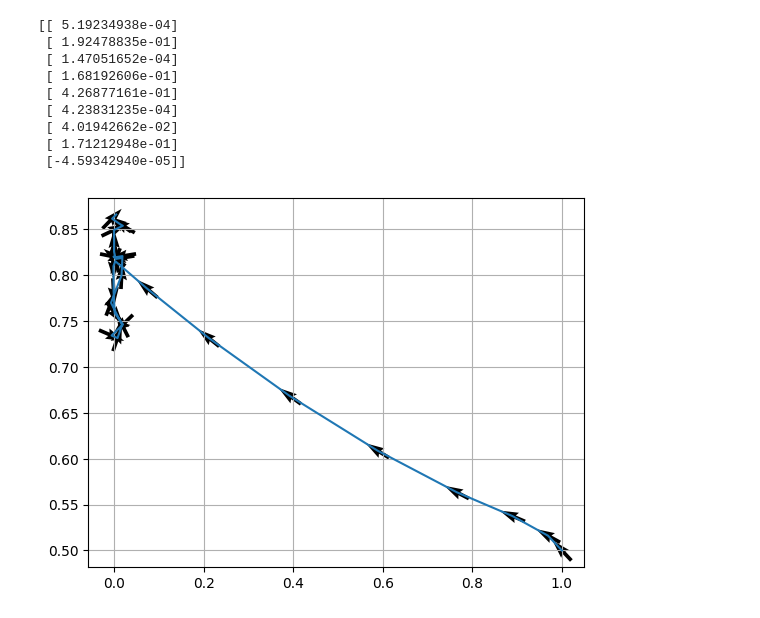
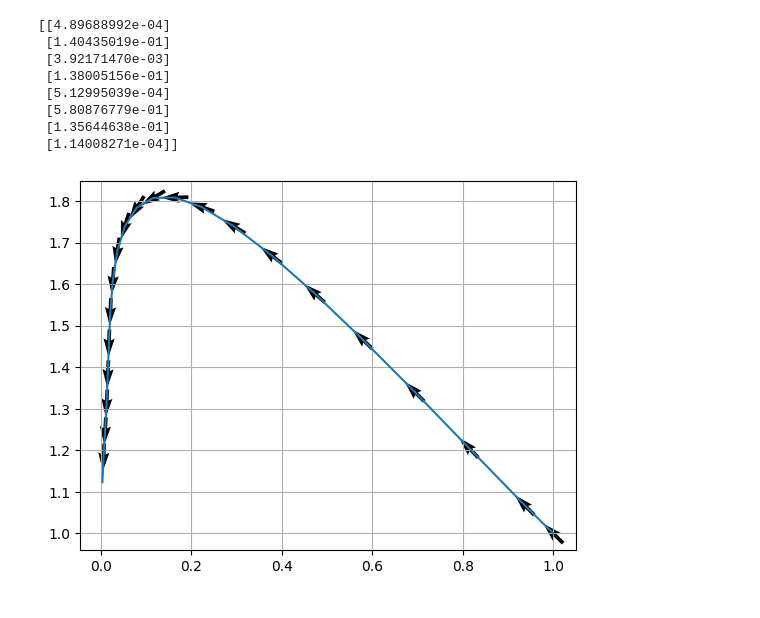
Before and after one commit to bhosley/Schoolwork, a Jupyter notebook: 2023Q1 - Linear Programming/HW13/karmarkar.ipynb, the cells around one changed output. Drawn from its saved outputs; the diff is of its cells as text; code cells hidden in the pictures.

```diff
--- a/2023Q1 - Linear Programming/HW13/karmarkar.ipynb
+++ b/2023Q1 - Linear Programming/HW13/karmarkar.ipynb
@@ -3,7 +3,7 @@ import matplotlib.pyplot as plt
 import numpy as np
 from math import sqrt, log, ceil
 # %%
-def karmarkar(y_i,D_i,A,c,n,r,alpha,close_enough,coords,verbose=False):
+def karmarkar(y_i,D_i,A,c,n,r,alpha,close_enough,history,verbose):
     P = np.concatenate((np.matmul(A,D_i),np.ones((1,n))))
     c_bar = np.matmul(c,D_i)
     c_p = np.matmul((np.eye(n)-np.matmul(np.matmul(P.T,np.linalg.inv(np.matmul(P,P.T))),P)),c_bar.T)
@@ -11,16 +11,16 @@ def karmarkar(y_i,D_i,A,c,n,r,alpha,close_enough,coords,verbose=False):
     D_new = np.eye(n)*y_i
     Dy_new = np.matmul(D_new,y_new.T)
     x_new = np.divide(Dy_new,np.matmul(np.ones((1,n)),Dy_new))
-    coords = np.concatenate(( coords,np.array([x_new[0:2].flatten()]) ))
+    history = np.concatenate(( history,x_new ), axis=1)
     if(verbose): print(float((c@x_new).item()))
     if ( abs(float((c@x_new).item())) <= close_enough ):
-        if(verbose): print(coords)
-        return y_new, D_new, x_new, coords
+        if(verbose): print(history)
+        return y_new, D_new, x_new, history
     else:
-        if(verbose): print(np.shape(y_new),np.shape(y_i),np.shape(D_new),np.shape(D_i),np.shape(x_new))
-        return karmarkar(y_new.T,D_new,A,c,n,r,alpha,close_enough,coords,verbose)
+        if(verbose): print(np.shape(y_new),np.shape(y_i),np.shape(D_new),np.shape(D_i),np.shape(x_new),np.shape(history))
+        return karmarkar(y_new.T,D_new,A,c,n,r,alpha,close_enough,history,verbose)
 
-def solveA(A,alphaConstant=3):
+def solveA(A,alphaConstant=3,verbose=False):
     n = len(A[0])
     r = 1/sqrt(n*(n-1))
     alpha = (n-1)/(alphaConstant*n)
@@ -36,16 +36,16 @@ def solveA(A,alphaConstant=3):
     y_0 = np.ones((n,1)) * 1/n
     D_0 = np.eye(n) * 1/n
     c = np.concatenate((np.zeros((n-1)),np.array([1/n])))
-    coords = np.array([[1/n,1/n]])
-    y_n,D_n,x_n,coords = karmarkar(y_0,D_0,A,c,n,r,alpha,close_enough,coords)
+    history = np.full((n,1),fill_value=1/n)
+    y_n,D_n,x_n,history = karmarkar(y_0,D_0,A,c,n,r,alpha,close_enough,history,verbose)
     print(x_n)
-    return y_n,D_n,x_n,coords
+    return y_n,D_n,x_n,history
 
-def printSolution(A,coords):
+def printSolution(A,history):
     n = len(A[0])
-    x1, x2 = np.hsplit(coords,2)
+    x1, x2 = history.T[:,0], history.T[:,1]
     x1 = x1.flatten()*(n)
-    x2 = x2.flatten()*(n)/A[0][1]
+    x2 = x2.flatten()*(n)
 
     fig, ax = plt.subplots()
 
@@ -80,21 +129,18 @@ printSolution(A,xcoords)
 # %%
-# Incorrect First Attempt
 A = np.array([
-    [1, 2,-1, 0, 0, 0, 0,-2, 0],
-    [0, 0, 0, 1, 1, 0, 0,-3, 1],
-    [0, 0, 0, 2, 0, 1, 0,-2,-1],
-    [3, 2, 0,-2, 0, 0, 0, 0,-3]])
+    [ 1, 2,-1, 0, 0, 0,-2, 0],
+    [ 0, 0, 0, 1, 1, 0,-1,-1],
+    [ 3, 2, 0,-2, 0, 0, 0,-3]])
 
-y_n,D_n,x_n,xcoords = solveA(A)
-printSolution(A,xcoords)
+y_n,D_n,x_n,history = solveA(A,6)
+printSolution(A,history)
 # %% [output]
-[[ 5.19234938e-04]
- [ 1.92478835e-01]
- [ 1.47051652e-04]
- [ 1.68192606e-01]
- [ 4.26877161e-01]
- [ 4.23831235e-04]
- [ 4.01942662e-02]
- [ 1.71212948e-01]
- [-4.59342940e-05]]
+[[4.89688992e-04]
+ [1.40435019e-01]
+ [3.92171470e-03]
+ [1.38005156e-01]
+ [5.12995039e-04]
+ [5.80876779e-01]
+ [1.35644638e-01]
+ [1.14008271e-04]]
-[figure, old version]
+[figure, new version]
```
Also changed, not shown: parts of 4 cells of this notebook.
